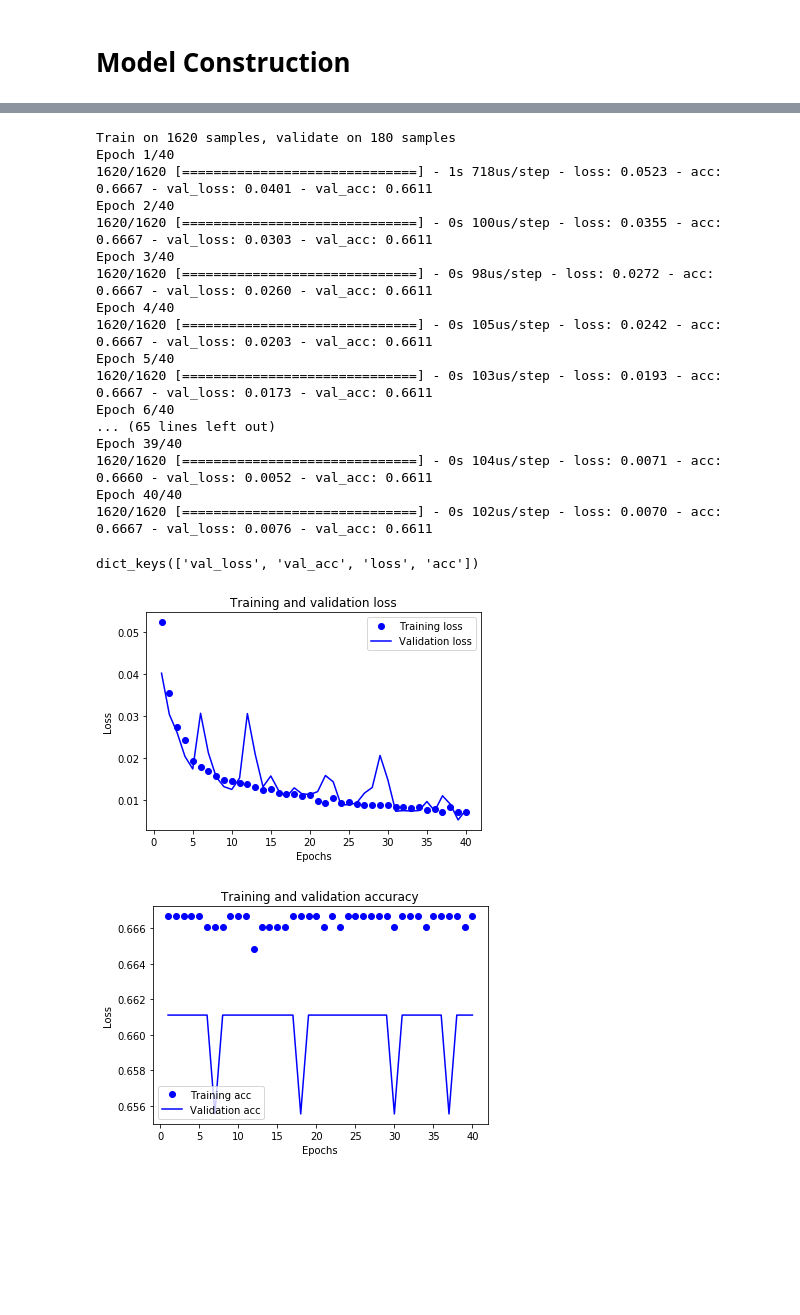
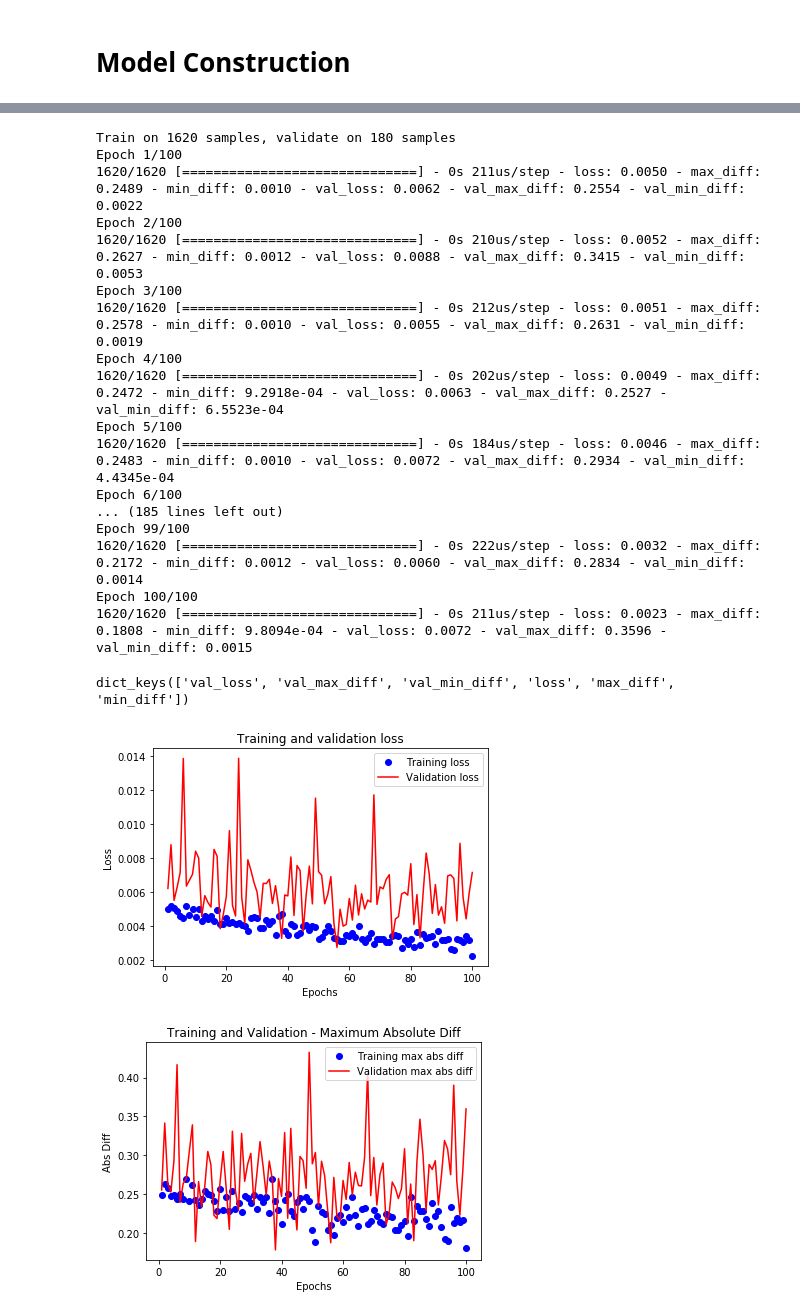
Before and after one commit to rickyzhang82/Function-Approximation-by-ML, a Jupyter notebook: Approximation-with-few-sample.ipynb, the cells around one changed output, grey strips where cells are left out. Cells and saved outputs as stored; diff of their text form; code cells hidden in the pictures; blank space fills up the shorter version.

```diff
--- a/Approximation-with-few-sample.ipynb
+++ b/Approximation-with-few-sample.ipynb
@@ -138,8 +138,18 @@ model.add(layers.Dense(8, activation='relu', input_shape=(2,)))
 model.add(layers.Dense(1))
 
 model.summary()
+
+# custom metrics
+import keras.backend as K
+
+def max_diff(y_true, y_pred):
+    return K.max(K.abs(y_pred-y_true))
+
+def min_diff(y_true, y_pred):
+    return K.min(K.abs(y_pred-y_true))
+
 # compile model with optimizer, loss function
 model.compile(optimizer='rmsprop',
               loss='mean_squared_error',
-              metrics=['accuracy'])
+              metrics=[max_diff, min_diff])
 # %% [output]
@@ -164,48 +173,52 @@ _________________________________________________________________
 # %%
 history = model.fit(train_in,
                     train_out,
-                    epochs=40,
+                    epochs=100,
                     batch_size=32,
                     validation_data=(val_in, val_out))
 # %% [output]
 Train on 1620 samples, validate on 180 samples
-Epoch 1/40
-1620/1620 [==============================] - 1s 718us/step - loss: 0.0523 - acc: 0.6667 - val_loss: 0.0401 - val_acc: 0.6611
-Epoch 2/40
-1620/1620 [==============================] - 0s 100us/step - loss: 0.0355 - acc: 0.6667 - val_loss: 0.0303 - val_acc: 0.6611
-Epoch 3/40
-1620/1620 [==============================] - 0s 98us/step - loss: 0.0272 - acc: 0.6667 - val_loss: 0.0260 - val_acc: 0.6611
-Epoch 4/40
-1620/1620 [==============================] - 0s 105us/step - loss: 0.0242 - acc: 0.6667 - val_loss: 0.0203 - val_acc: 0.6611
-Epoch 5/40
-1620/1620 [==============================] - 0s 103us/step - loss: 0.0193 - acc: 0.6667 - val_loss: 0.0173 - val_acc: 0.6611
-Epoch 6/40
-... (65 lines left out)
-Epoch 39/40
-1620/1620 [==============================] - 0s 104us/step - loss: 0.0071 - acc: 0.6660 - val_loss: 0.0052 - val_acc: 0.6611
-Epoch 40/40
-1620/1620 [==============================] - 0s 102us/step - loss: 0.0070 - acc: 0.6667 - val_loss: 0.0076 - val_acc: 0.6611
+Epoch 1/100
+1620/1620 [==============================] - 0s 211us/step - loss: 0.0050 - max_diff: 0.2489 - min_diff: 0.0010 - val_loss: 0.0062 - val_max_diff: 0.2554 - val_min_diff: 0.0022
+Epoch 2/100
+1620/1620 [==============================] - 0s 210us/step - loss: 0.0052 - max_diff: 0.2627 - min_diff: 0.0012 - val_loss: 0.0088 - val_max_diff: 0.3415 - val_min_diff: 0.0053
+Epoch 3/100
+1620/1620 [==============================] - 0s 212us/step - loss: 0.0051 - max_diff: 0.2578 - min_diff: 0.0010 - val_loss: 0.0055 - val_max_diff: 0.2631 - val_min_diff: 0.0019
+Epoch 4/100
+1620/1620 [==============================] - 0s 202us/step - loss: 0.0049 - max_diff: 0.2472 - min_diff: 9.2918e-04 - val_loss: 0.0063 - val_max_diff: 0.2527 - val_min_diff: 6.5523e-04
+Epoch 5/100
+1620/1620 [==============================] - 0s 184us/step - loss: 0.0046 - max_diff: 0.2483 - min_diff: 0.0010 - val_loss: 0.0072 - val_max_diff: 0.2934 - val_min_diff: 4.4345e-04
+Epoch 6/100
+... (185 lines left out)
+Epoch 99/100
+1620/1620 [==============================] - 0s 222us/step - loss: 0.0032 - max_diff: 0.2172 - min_diff: 0.0012 - val_loss: 0.0060 - val_max_diff: 0.2834 - val_min_diff: 0.0014
+Epoch 100/100
+1620/1620 [==============================] - 0s 211us/step - loss: 0.0023 - max_diff: 0.1808 - min_diff: 9.8094e-04 - val_loss: 0.0072 - val_max_diff: 0.3596 - val_min_diff: 0.0015
 # %%
 # check out history object
 history_dict = history.history
 history_dict.keys()
 # %% [output]
-dict_keys(['val_loss', 'val_acc', 'loss', 'acc'])
+dict_keys(['val_loss', 'val_max_diff', 'val_min_diff', 'loss', 'max_diff', 'min_diff'])
 # %%
 %matplotlib inline
 import matplotlib.pyplot as plt
 
-acc = history.history['acc']
-val_acc = history.history['val_acc']
 loss = history.history['loss']
 val_loss = history.history['val_loss']
+
+max_diff = history.history['max_diff']
+val_max_diff = history.history['val_max_diff']
+
+min_diff = history.history['min_diff']
+val_min_diff = history.history['val_min_diff']
 
 epochs = range(1, len(acc) + 1)
 
 # "bo" is for "blue dot"
 plt.plot(epochs, loss, 'bo', label='Training loss')
 # b is for "solid blue line"
-plt.plot(epochs, val_loss, 'b', label='Validation loss')
+plt.plot(epochs, val_loss, 'r', label='Validation loss')
 plt.title('Training and validation loss')
 plt.xlabel('Epochs')
 plt.ylabel('Loss')
@@ -213,16 +226,16 @@ plt.legend()
 
 plt.show()
 # %% [output]
-[figure, old version]
+[figure, new version]
 # %%
 plt.clf()   # clear figure
-plt.plot(epochs, acc, 'bo', label='Training acc')
-plt.plot(epochs, val_acc, 'b', label='Validation acc')
-plt.title('Training and validation accuracy')
+plt.plot(epochs, max_diff, 'bo', label='Training max abs diff')
+plt.plot(epochs, val_max_diff, 'r', label='Validation max abs diff')
+plt.title('Training and Validation - Maximum Absolute Diff')
 plt.xlabel('Epochs')
-plt.ylabel('Loss')
+plt.ylabel('Abs Diff')
 plt.legend()
 
 plt.show()
 # %% [output]
-[figure, old version]
+[figure, new version]
```
Also changed, not shown: parts of 11 cells of this notebook.
